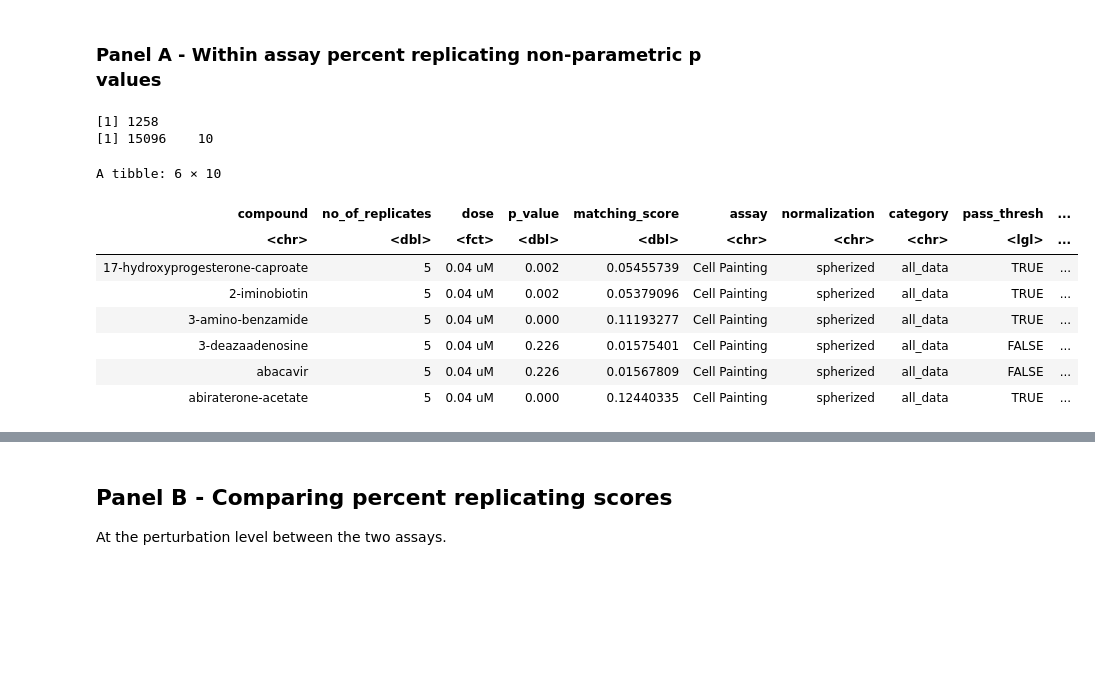
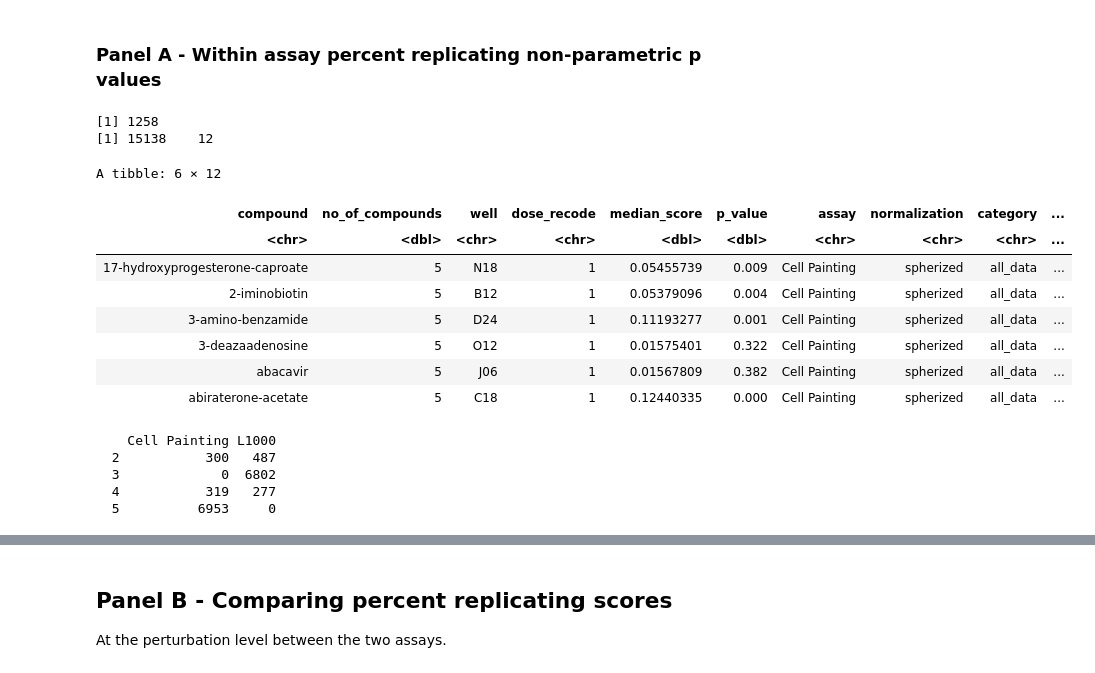
Before and after one commit to broadinstitute/lincs-profiling-complementarity, a Jupyter notebook: 6.paper_figures/figure1.ipynb, the cells around one changed output, grey strips where cells are left out. Drawn from its saved outputs; the diff is of its cells as text; code cells hidden in the pictures; blank space fills up the shorter version.

```diff
--- a/6.paper_figures/figure1.ipynb
+++ b/6.paper_figures/figure1.ipynb
@@ -21,47 +21,84 @@ threshold <- 0.05
 plot_thresh <- -log10(threshold)
 
 results_dir <- file.path("../1.Data-exploration/Profiles_level4/")
+well_specific_null <- TRUE
 # %%
 cell_painting_pr_pval <- load_percent_replicating_nonparametric_pvals(
     assay="cellpainting",
     results_dir=results_dir,
-    cp_file_indicator=""
+    cp_file_indicator="",
+    well_specific_null=well_specific_null
 )
 
 l1000_pr_pval <- load_percent_replicating_nonparametric_pvals(
     assay="l1000",
     results_dir=results_dir,
-    l1000_file_indicator=""
+    l1000_file_indicator="",
+    well_specific_null=well_specific_null
 )
 
-pr_pval_df <- dplyr::bind_rows(
-    cell_painting_pr_pval,
-    l1000_pr_pval
-) %>%
-    dplyr::mutate(pass_thresh = p_value < threshold) %>%
-    dplyr::mutate(neg_log_10_p_val = -log10(p_value))
+if (well_specific_null) {
+    pr_pval_df <- dplyr::bind_rows(
+        cell_painting_pr_pval %>%
+            dplyr::mutate(
+                assay="Cell Painting",
+                normalization="spherized",
+                category="all_data"
+            ),
+        l1000_pr_pval %>%
+            dplyr::mutate(
+                assay="L1000",
+                normalization="non_spherized",
+                category="all_data"
+            )
+    ) %>%
+        dplyr::mutate(pass_thresh = p_value < threshold) %>%
+        dplyr::mutate(neg_log_10_p_val = -log10(p_value)) %>%
+        dplyr::mutate(dose = dose_recode)
 
-pr_pval_df$dose <- factor(pr_pval_df$dose, levels = dose_order)
-pr_pval_df$neg_log_10_p_val[pr_pval_df$neg_log_10_p_val == Inf] = 3.5
+    pr_pval_df$dose <- dplyr::recode_factor(pr_pval_df$dose_recode, !!!dose_rename)
+    pr_pval_df$dose <- factor(pr_pval_df$dose, levels = dose_order)
+    pr_pval_df$neg_log_10_p_val[pr_pval_df$neg_log_10_p_val == Inf] = 3.5
+
+} else {
+    pr_pval_df <- dplyr::bind_rows(
+        cell_painting_pr_pval,
+        l1000_pr_pval
+    ) %>%
+        dplyr::mutate(pass_thresh = p_value < threshold) %>%
+        dplyr::mutate(neg_log_10_p_val = -log10(p_value))
+
+    pr_pval_df$dose <- factor(pr_pval_df$dose, levels = dose_order)
+    pr_pval_df$neg_log_10_p_val[pr_pval_df$neg_log_10_p_val == Inf] = 3.5
+}
+
 
 # Note, this number of compounds represents:
 # "how many compounds were measured in both assays at ALL doses".
 print(length(unique(pr_pval_df$compound)))
 
 print(dim(pr_pval_df))
 head(pr_pval_df)
 # %% [output]
 [1] 1258
-[1] 15096    10
+[1] 15138    12
-A tibble: 6 × 10
+A tibble: 6 × 12
-| compound | no_of_replicates | dose | p_value | matching_score | assay | normalization | category | pass_thresh | ... |
-| <chr> | <dbl> | <fct> | <dbl> | <dbl> | <chr> | <chr> | <chr> | <lgl> | ... |
-| 17-hydroxyprogesterone-caproate | 5 | 0.04 uM | 0.002 | 0.05455739 | Cell Painting | spherized | all_data | TRUE | ... |
-| 2-iminobiotin | 5 | 0.04 uM | 0.002 | 0.05379096 | Cell Painting | spherized | all_data | TRUE | ... |
-| 3-amino-benzamide | 5 | 0.04 uM | 0.000 | 0.11193277 | Cell Painting | spherized | all_data | TRUE | ... |
-| 3-deazaadenosine | 5 | 0.04 uM | 0.226 | 0.01575401 | Cell Painting | spherized | all_data | FALSE | ... |
-| abacavir | 5 | 0.04 uM | 0.226 | 0.01567809 | Cell Painting | spherized | all_data | FALSE | ... |
-| abiraterone-acetate | 5 | 0.04 uM | 0.000 | 0.12440335 | Cell Painting | spherized | all_data | TRUE | ... |
+| compound | no_of_compounds | well | dose_recode | median_score | p_value | assay | normalization | category | ... |
+| <chr> | <dbl> | <chr> | <chr> | <dbl> | <dbl> | <chr> | <chr> | <chr> | ... |
+| 17-hydroxyprogesterone-caproate | 5 | N18 | 1 | 0.05455739 | 0.009 | Cell Painting | spherized | all_data | ... |
+| 2-iminobiotin | 5 | B12 | 1 | 0.05379096 | 0.004 | Cell Painting | spherized | all_data | ... |
+| 3-amino-benzamide | 5 | D24 | 1 | 0.11193277 | 0.001 | Cell Painting | spherized | all_data | ... |
+| 3-deazaadenosine | 5 | O12 | 1 | 0.01575401 | 0.322 | Cell Painting | spherized | all_data | ... |
+| abacavir | 5 | J06 | 1 | 0.01567809 | 0.382 | Cell Painting | spherized | all_data | ... |
+| abiraterone-acetate | 5 | C18 | 1 | 0.12440335 | 0.000 | Cell Painting | spherized | all_data | ... |
+# %%
+table(pr_pval_df$no_of_compounds, pr_pval_df$assay)
+# %% [output]
+    Cell Painting L1000
+  2           300   487
+  3             0  6802
+  4           319   277
+  5          6953     0
 # %%
 percent_replicating_df <- pr_pval_df %>%
     dplyr::group_by(assay, dose) %>%
```
Also changed, not shown: parts of 9 cells of this notebook, 4 other files.
